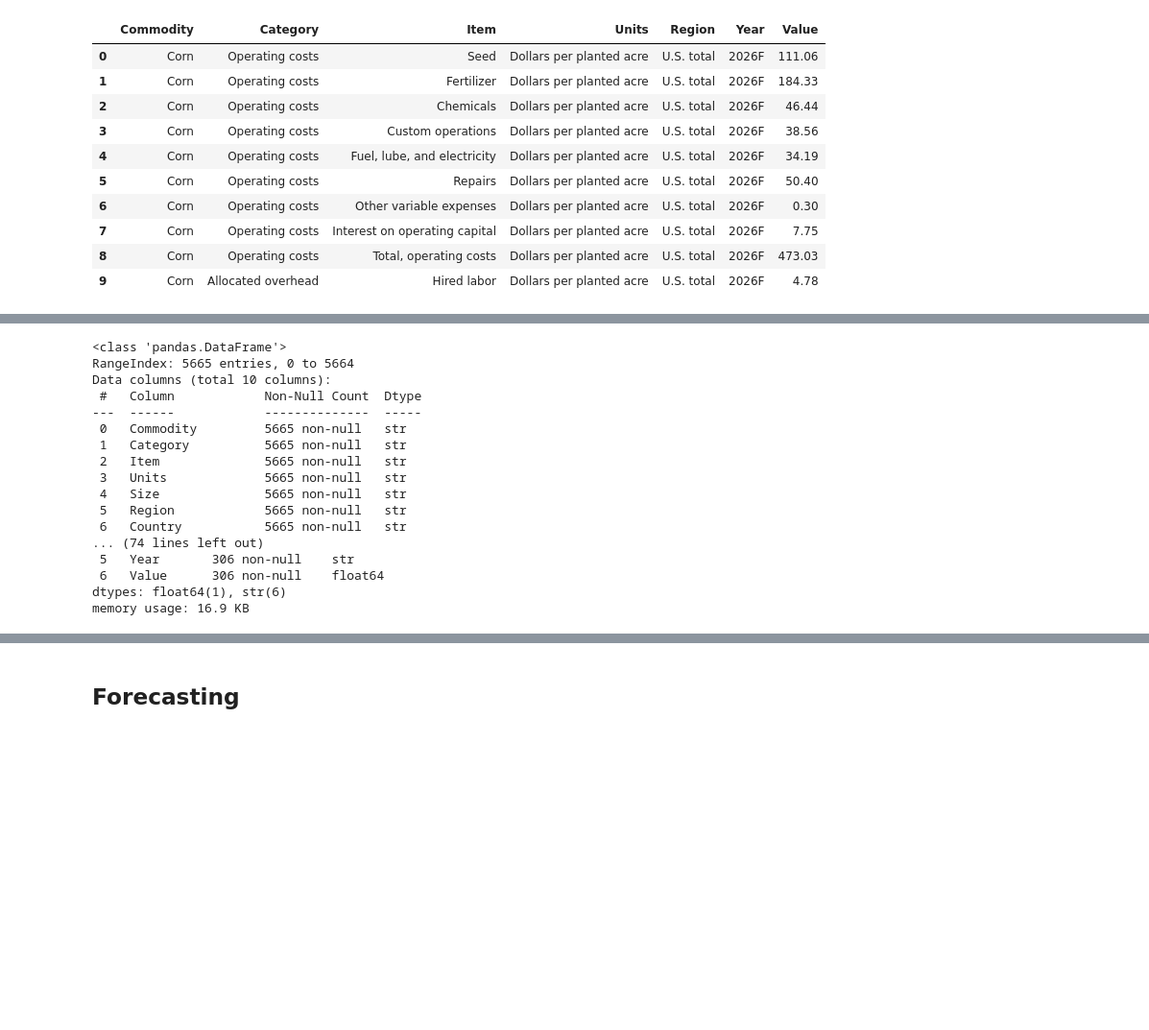
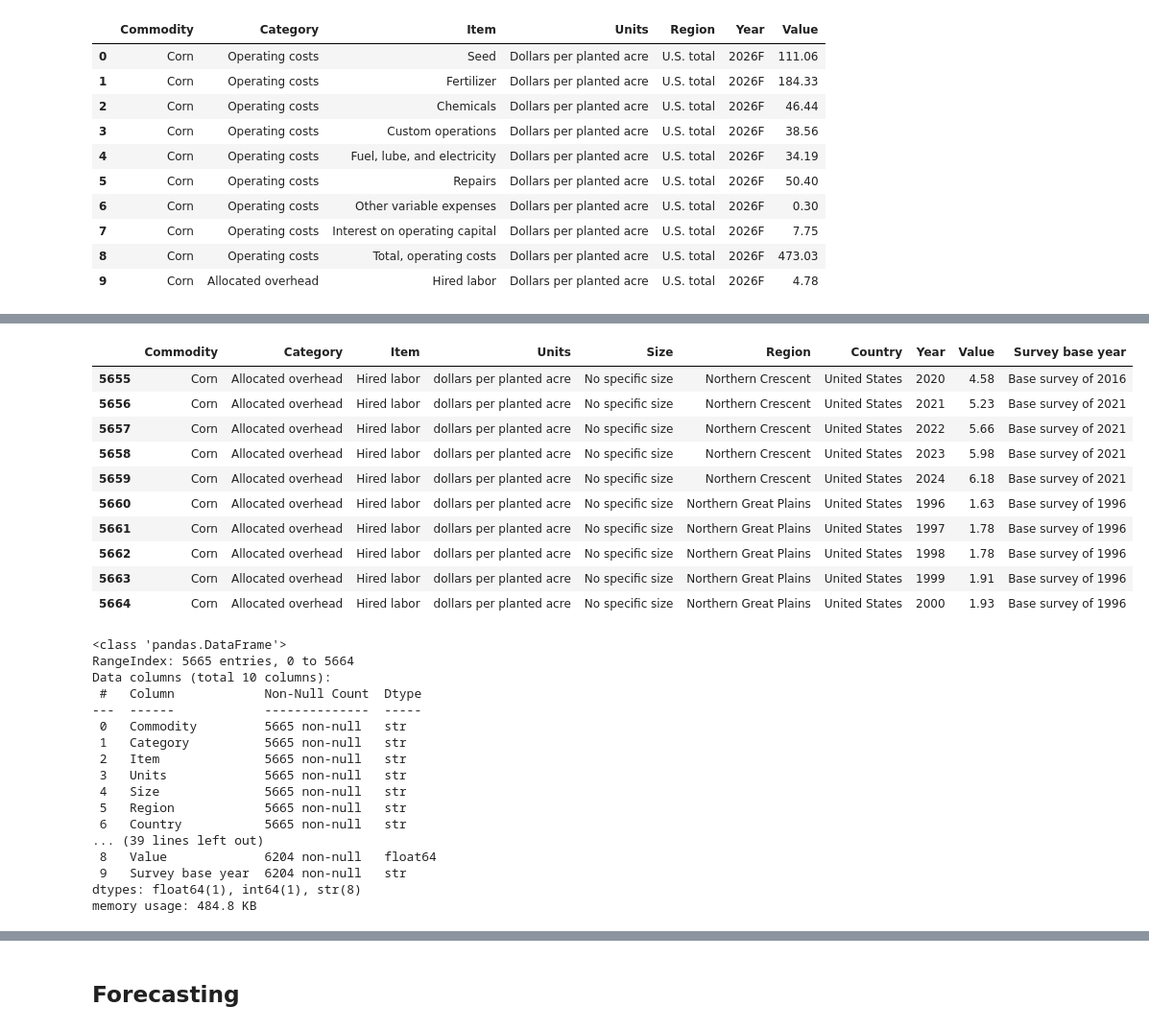
Before and after one commit to WilsonTunggala1/Prescriptive-Data-Science-Group-2, a Jupyter notebook: notebook.ipynb, the cells around one changed output, grey strips where cells are left out. Shown at 96% size. Drawn from its saved outputs; the diff is of its cells as text; code cells hidden in the pictures; blank space fills up the shorter version.

```diff
--- a/notebook.ipynb
+++ b/notebook.ipynb
@@ -80,5 +81,19 @@ crop_forecast_df.head(10)
+# %%
+corn_df.tail(10)
+# %% [output]
+|  | Commodity | Category | Item | Units | Size | Region | Country | Year | Value | Survey base year |
+| 5655 | Corn | Allocated overhead | Hired labor | dollars per planted acre | No specific size | Northern Crescent | United States | 2020 | 4.58 | Base survey of 2016 |
+| 5656 | Corn | Allocated overhead | Hired labor | dollars per planted acre | No specific size | Northern Crescent | United States | 2021 | 5.23 | Base survey of 2021 |
+| 5657 | Corn | Allocated overhead | Hired labor | dollars per planted acre | No specific size | Northern Crescent | United States | 2022 | 5.66 | Base survey of 2021 |
+| 5658 | Corn | Allocated overhead | Hired labor | dollars per planted acre | No specific size | Northern Crescent | United States | 2023 | 5.98 | Base survey of 2021 |
+| 5659 | Corn | Allocated overhead | Hired labor | dollars per planted acre | No specific size | Northern Crescent | United States | 2024 | 6.18 | Base survey of 2021 |
+| 5660 | Corn | Allocated overhead | Hired labor | dollars per planted acre | No specific size | Northern Great Plains | United States | 1996 | 1.63 | Base survey of 1996 |
+| 5661 | Corn | Allocated overhead | Hired labor | dollars per planted acre | No specific size | Northern Great Plains | United States | 1997 | 1.78 | Base survey of 1996 |
+| 5662 | Corn | Allocated overhead | Hired labor | dollars per planted acre | No specific size | Northern Great Plains | United States | 1998 | 1.78 | Base survey of 1996 |
+| 5663 | Corn | Allocated overhead | Hired labor | dollars per planted acre | No specific size | Northern Great Plains | United States | 1999 | 1.91 | Base survey of 1996 |
+| 5664 | Corn | Allocated overhead | Hired labor | dollars per planted acre | No specific size | Northern Great Plains | United States | 2000 | 1.93 | Base survey of 1996 |
 # %%
-for df in (corn_df, cotton_df, soybean_df, wheat_df, crop_forecast_df):
+for df in (corn_df, soybean_df, wheat_df):
     df.info()
     print('\n')
 # %% [output]
@@ -94,9 +109,9 @@ Data columns (total 10 columns):
  4   Size              5665 non-null   str
  5   Region            5665 non-null   str
  6   Country           5665 non-null   str
-... (74 lines left out)
- 5   Year       306 non-null    str
- 6   Value      306 non-null    float64
-dtypes: float64(1), str(6)
-memory usage: 16.9 KB
+... (39 lines left out)
+ 8   Value             6204 non-null   float64
+ 9   Survey base year  6204 non-null   str
+dtypes: float64(1), int64(1), str(8)
+memory usage: 484.8 KB
 # %%
```
Also changed, not shown: parts of 45 cells of this notebook, 1 other file.
